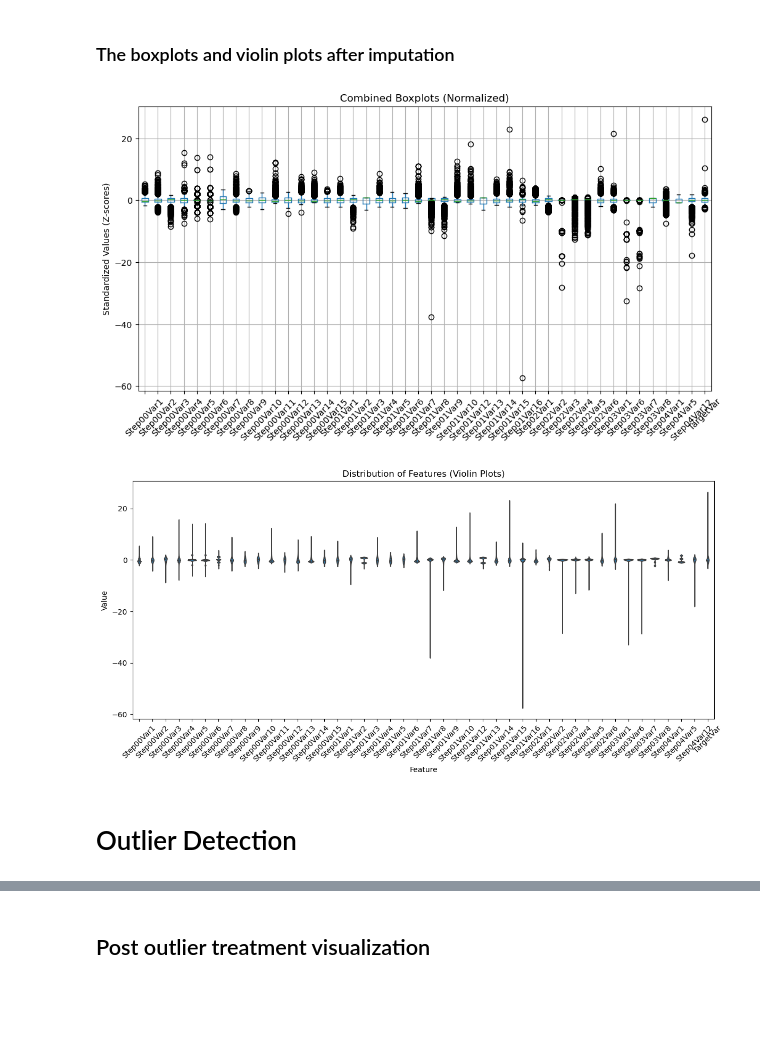
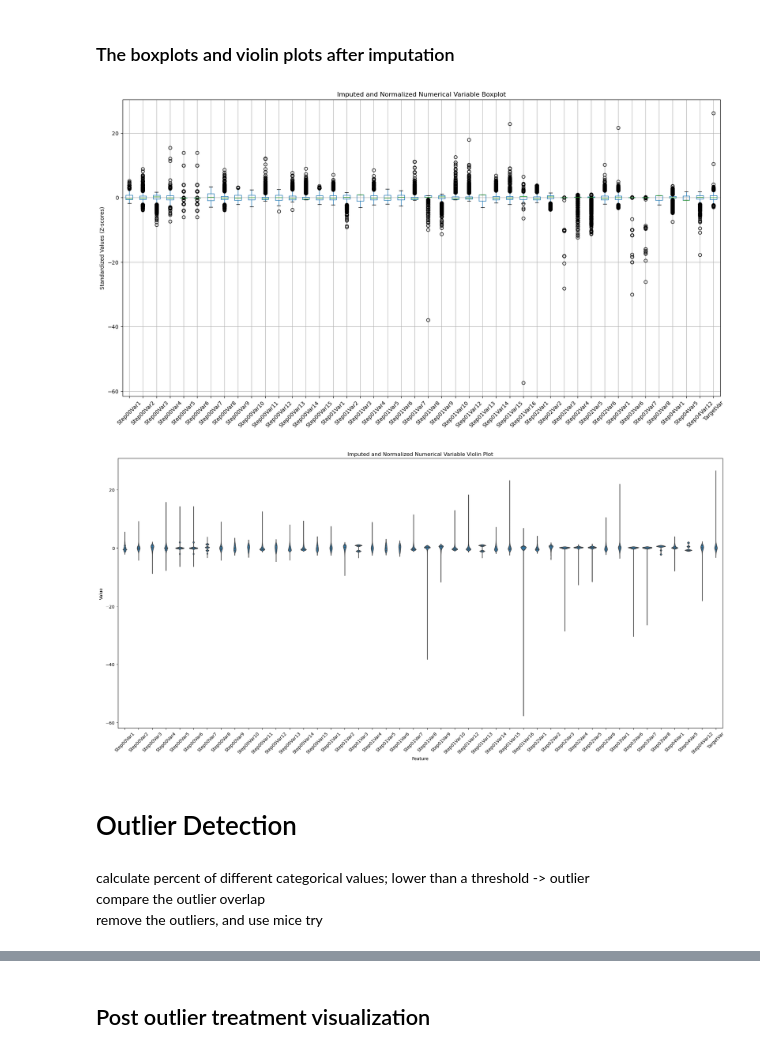
Before and after one commit to masonma21/CAR-T-Optimization, a Jupyter notebook: data_preprocessing_revised.ipynb, the cells around one changed output, grey strips where cells are left out. Saved outputs shown, nothing was run; the diff lists cells and outputs as text; code cells hidden in the pictures; blank space fills up the shorter version.

```diff
--- a/data_preprocessing_revised.ipynb
+++ b/data_preprocessing_revised.ipynb
@@ -113,10 +100,4 @@ Resulting DataFrame columns: Index(['MaskID', 'TypeID', 'Date', 'Step00Var1', 'S
-# %%
-var_cols = df.select_dtypes(include=[np.float64]).drop(columns=['Date']) # select only the process variables
-from sklearn.preprocessing import StandardScaler
-
-# Normalize the data using z-score standardization
-scaler = StandardScaler()
-normalized_vars = pd.DataFrame(
-    scaler.fit_transform(var_cols),
-    columns=var_cols.columns
-)
+# %%
+# Select out numerical and categorical variables
+num_vars = df.select_dtypes(include=[np.float64])
+num_vars.columns
@@ -122,0 +116,6 @@ normalized_vars = pd.DataFrame(
+# %%
+# Select out encoded categorical variables
+cat_vars = df.select_dtypes(include=[bool])
+cat_vars = cat_vars.astype(int) # transform bool values into 0/1 dummies
+cat_vars.columns
+cat_vars.head()
@@ -167,8 +131,0 @@ WARNING: Ignoring invalid distribution ~ensorflow-intel (d:\Program Files\Anacon
-# %%
-from fancyimpute import IterativeImputer
-mice_imputer = IterativeImputer(max_iter=10, random_state=42)
-imputed_data = mice_imputer.fit_transform(normalized_vars)
-# Convert the imputed NumPy array back to a DataFrame
-imputed_vars = pd.DataFrame(imputed_data, columns=normalized_vars.columns)
-# Show the first few rows of the imputed dataset
-print(imputed_vars.head())
@@ -321,27 +347,37 @@ plt.show()
 ### The boxplots and violin plots after imputation
 # %%
 import pandas as pd
+imputed_num_vars = final_imputed_data.select_dtypes(include=[np.float64])
+scaler = StandardScaler()
+imputed_num_vars_normal = pd.DataFrame(
+    scaler.fit_transform(imputed_num_vars),
+    columns=imputed_num_vars.columns
+)
 # Combine all variables into a single boxplot
-plt.figure(figsize=(12, 6))
-imputed_vars.boxplot()
-plt.title('Combined Boxplots (Normalized)')
+plt.figure(figsize=(20, 10))
+imputed_num_vars_normal.boxplot()
+plt.title('Imputed and Normalized Numerical Variable Boxplot')
 plt.xticks(rotation=45)
 plt.ylabel('Standardized Values (Z-scores)')
 plt.show()
 # %% [output]
-[figure, old version]
+[figure, new version]
 # %%
 import seaborn as sns
 # Convert data to long format for violin plot
-long_df = imputed_vars.melt(var_name='Feature', value_name='Value')
+long_df = imputed_num_vars_normal.melt(var_name='Feature', value_name='Value')
 
-plt.figure(figsize=(12, 6))
+plt.figure(figsize=(20, 10))
 sns.violinplot(x='Feature', y='Value', data=long_df, inner='quartile')
-plt.title('Distribution of Features (Violin Plots)')
+plt.title('Imputed and Normalized Numerical Variable Violin Plot')
 plt.xticks(rotation=45)
 plt.tight_layout()
 plt.show()
 # %% [output]
-[figure, old version]
+[figure, new version]
 # %% [markdown]
 # Outlier Detection
+# %% [markdown]
+calculate percent of different categorical values; lower than a threshold -> outlier
+compare the outlier overlap
+remove the outliers, and use mice try
```
Also changed, not shown: parts of 28 cells of this notebook.
